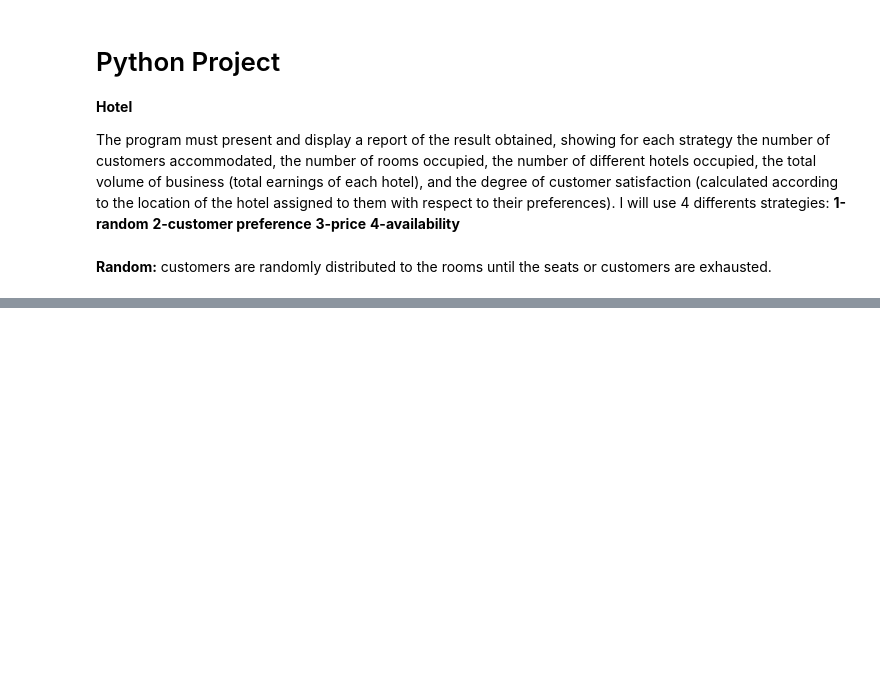
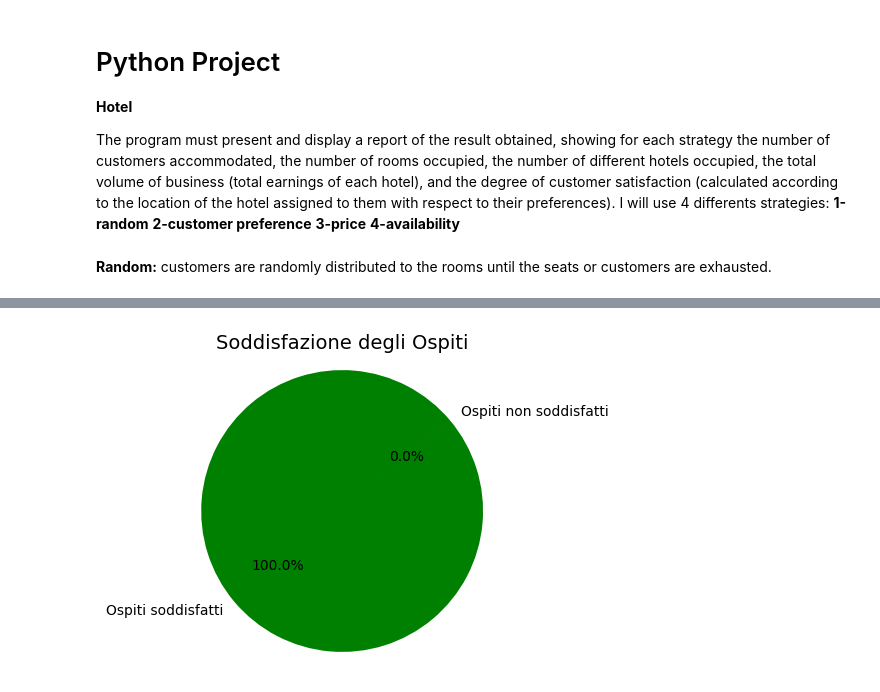
Before and after one commit to raul0807/Progetto-data-science, a Jupyter notebook: test.ipynb, the cells around one changed output, grey strips where cells are left out. Cells and saved outputs as stored; diff of their text form; code cells hidden in the pictures; blank space fills up the shorter version.

```diff
--- a/test.ipynb
+++ b/test.ipynb
@@ -131,0 +395,14 @@ plt.show()
+# %%
+labels = ['Ospiti soddisfatti', 'Ospiti non soddisfatti']
+sizes = [ospiti_soddisfatti, ospiti_allocati-ospiti_soddisfatti]
+if sizes[1] == 0:
+    sizes[1] = 0.1
+colors = ['green', 'red']
+plt.figure(figsize=(4, 4))
+plt.pie(sizes, labels=labels, colors=colors, autopct='%1.1f%%', startangle=40)
+plt.title('Soddisfazione degli Ospiti', fontsize=14)
+plt.axis('equal')
+plt.show()
+#I had to put the size of ospiti non soddisfatti as 0.1 because matplot wawsn't able to show the grafic
+# %% [output]
+[figure, added]
```
Also changed, not shown: parts of 12 cells of this notebook, 4 other files.
